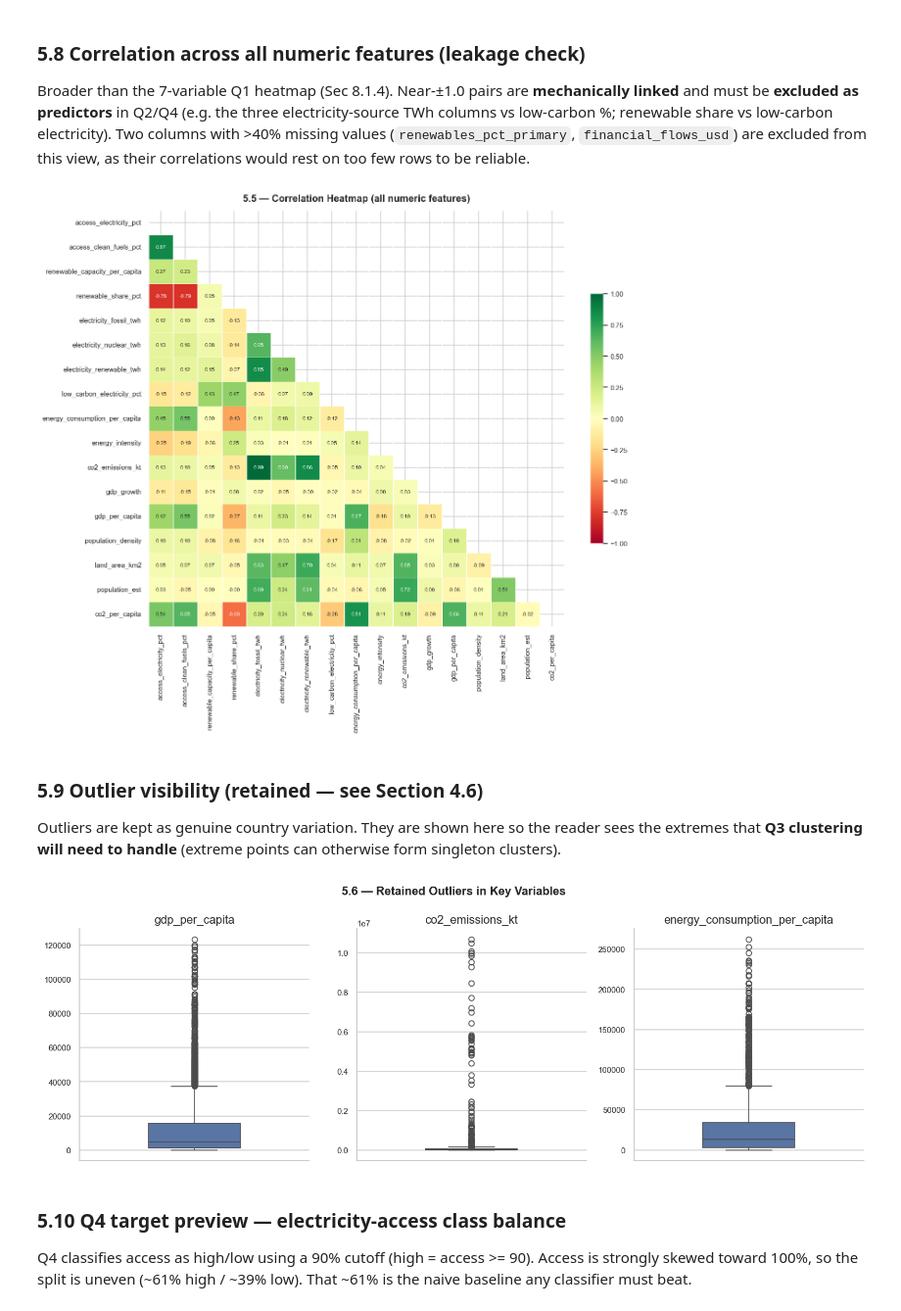
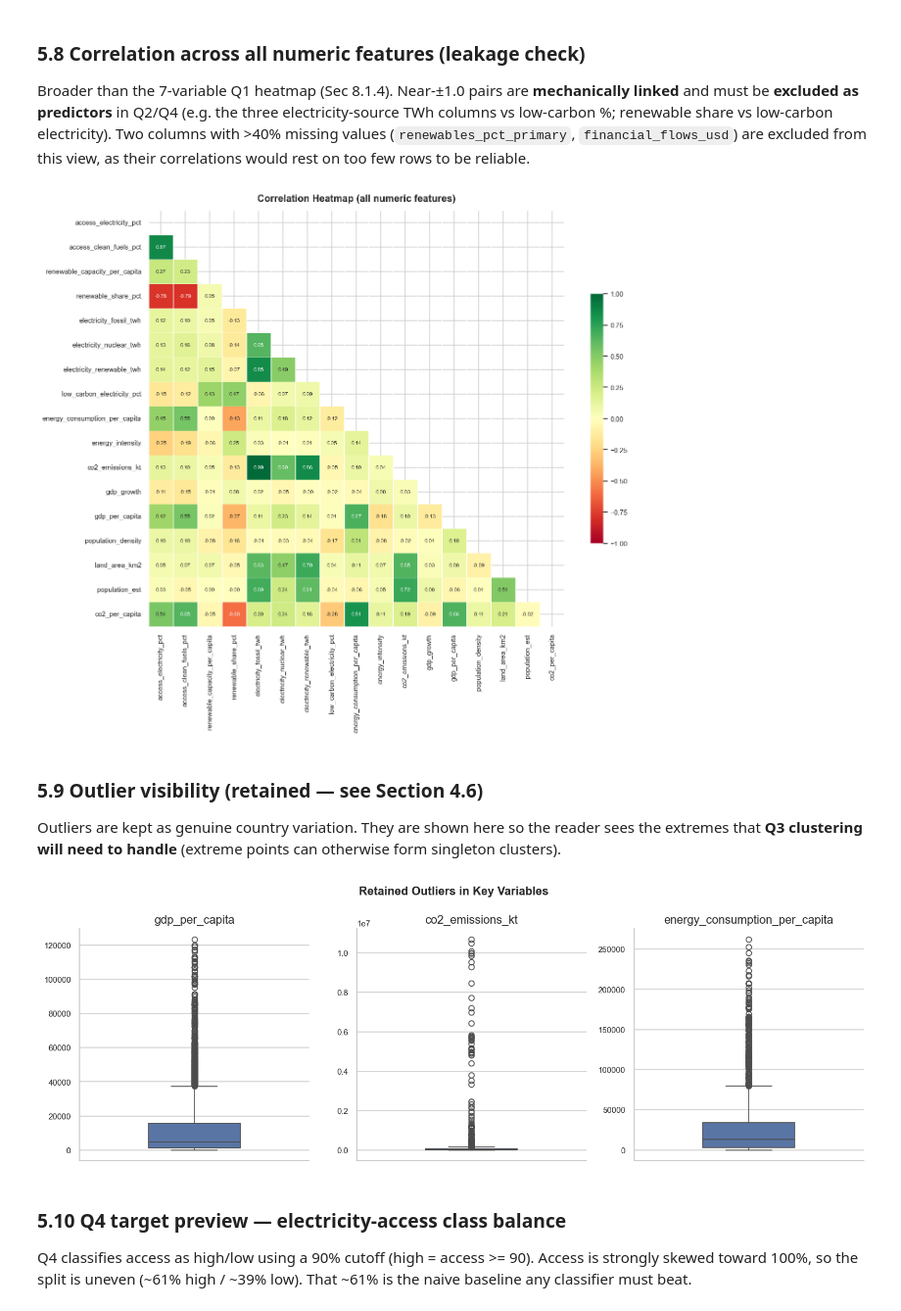
Before and after one commit to huichiy/Data_Science_Fund, a Jupyter notebook: TT3L_G08_Notebook.ipynb, the cells around one changed output. Shown at 98% size. Drawn from its saved outputs; the diff is of its cells as text; code cells hidden in the pictures.

```diff
--- a/TT3L_G08_Notebook.ipynb
+++ b/TT3L_G08_Notebook.ipynb
@@ -666,24 +666,24 @@ as their correlations would rest on too few rows to be reliable.
 # %%
 # Drop ID/coord columns AND the two >40%-missing columns (renewables_pct_primary
 # 58.6%, financial_flows_usd 57.2%) — their correlations rest on ~42% of rows
 # and would be misleadingly precise on the heatmap.
 num = df_eda.select_dtypes(include=[np.number]).drop(
     columns=['year', 'latitude', 'longitude',
              'renewables_pct_primary', 'financial_flows_usd'], errors='ignore')
 corr = num.corr()
 
 fig, ax = plt.subplots(figsize=(12, 10))
 mask = np.triu(np.ones_like(corr, dtype=bool))
 sns.heatmap(corr, mask=mask, cmap='RdYlGn', center=0, vmin=-1, vmax=1,
             annot=True, fmt='.2f', annot_kws={'size': 7},
             square=True, linewidths=0.4, linecolor='white',
             cbar_kws={'shrink': 0.6}, ax=ax)
-ax.set_title('5.5 — Correlation Heatmap (all numeric features)',
+ax.set_title('Correlation Heatmap (all numeric features)',
              fontsize=13, fontweight='bold', pad=12)
 plt.tight_layout()
 plt.show()
 # %% [output]
-[figure, old version]
+[figure, new version]
 # %% [markdown]
 ### 5.9 Outlier visibility (retained — see Section 4.6)
 Outliers are kept as genuine country variation. They are shown here so the
@@ -696,12 +696,12 @@ for a, c in zip(ax, box_cols):
     sns.boxplot(y=df_eda[c].dropna(), ax=a, color='#4C72B0', width=0.4)
     a.set_title(c)
     a.set_ylabel('')
-fig.suptitle('5.6 — Retained Outliers in Key Variables',
+fig.suptitle('Retained Outliers in Key Variables',
              fontsize=13, fontweight='bold')
 plt.tight_layout()
 plt.show()
 # %% [output]
-[figure, old version]
+[figure, new version]
 # %% [markdown]
 ### 5.10 Q4 target preview — electricity-access class balance
 Q4 classifies access as high/low using a 90% cutoff (high = access >= 90).
```
Also changed, not shown: parts of 1 cell of this notebook.
